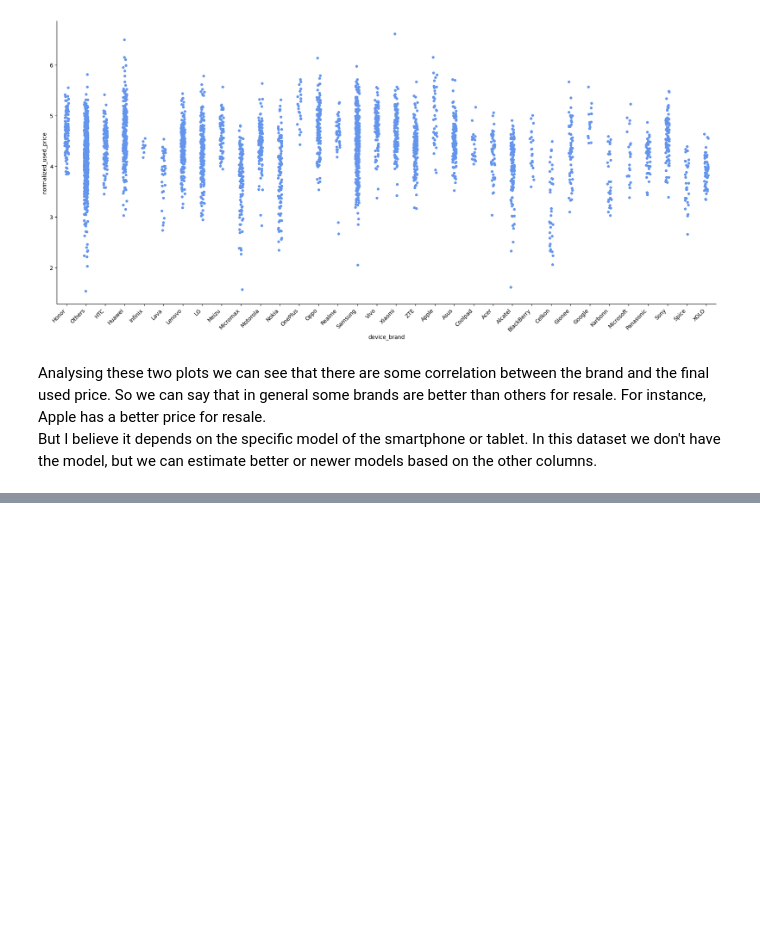
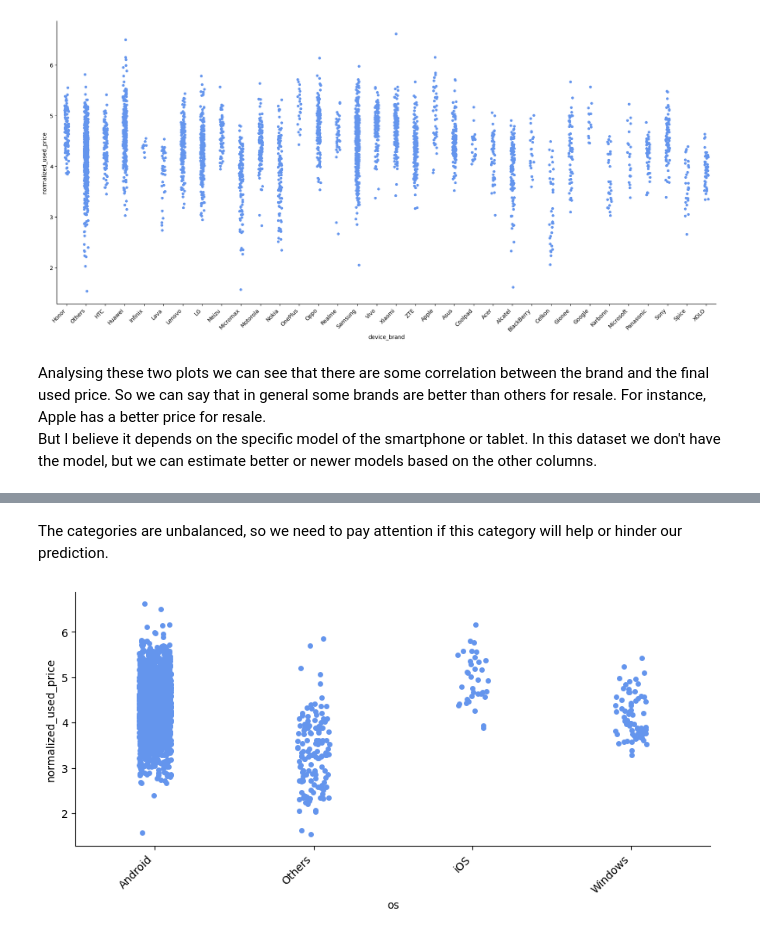
Before and after one commit to Krupique/machine-learning-2026, a Jupyter notebook: 01-used-device-pricing/eda.ipynb, the cells around one changed output, grey strips where cells are left out. Saved outputs shown, nothing was run; the diff lists cells and outputs as text; code cells hidden in the pictures; blank space fills up the shorter version.

```diff
--- a/01-used-device-pricing/eda.ipynb
+++ b/01-used-device-pricing/eda.ipynb
@@ -209,0 +259,18 @@ But I believe it depends on the specific model of the smartphone or tablet. In t
+# %% [markdown]
+The categories are unbalanced, so we need to pay attention if this category will help or hinder our prediction.
+# %%
+g = sns.catplot(
+    data=df_raw,
+    x="os",
+    y="normalized_used_price",
+    height=4,
+    aspect=2.2,
+    color="cornflowerblue"
+)
+
+g.set_xticklabels(rotation=45, ha="right")
+g.set_titles("")
+
+plt.show()
+# %% [output]
+[figure, added]
```
Also changed, not shown: parts of 15 cells of this notebook.
